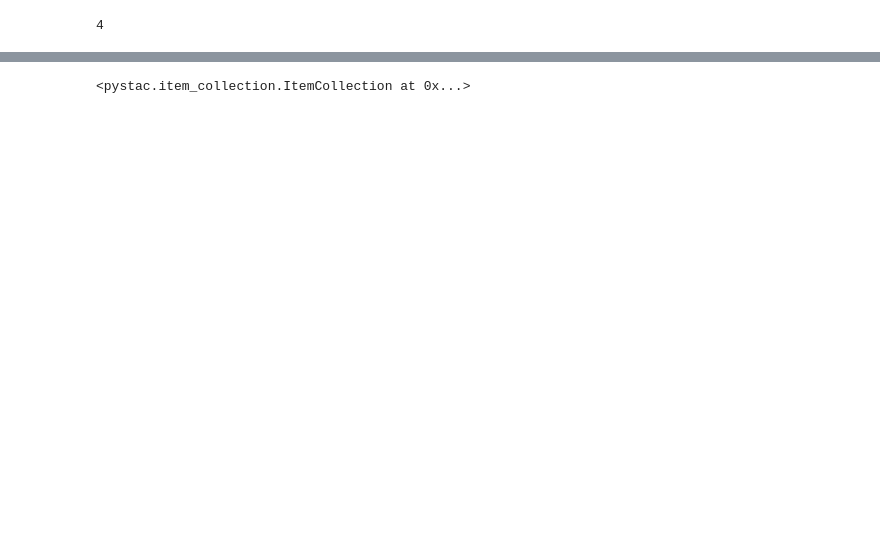
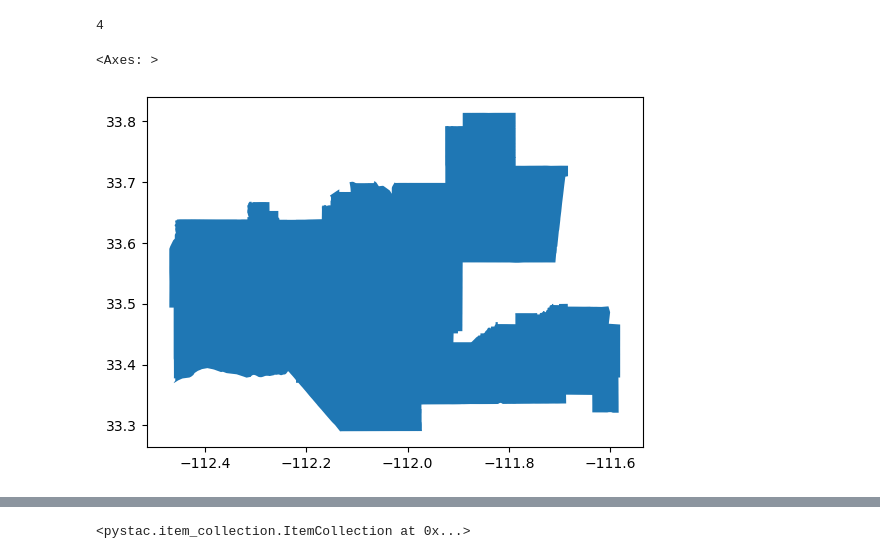
Before and after one commit to kateebeckerr/biodiversity_index_phoenix, a Jupyter notebook: phoenix_biodiversity.ipynb, the cells around one changed output, grey strips where cells are left out. Cells and saved outputs as stored; diff of their text form; code cells hidden in the pictures; blank space fills up the shorter version.

```diff
--- a/phoenix_biodiversity.ipynb
+++ b/phoenix_biodiversity.ipynb
@@ -39,3 +40,11 @@ items
 len(items)
 # %% [output]
 4
+# %%
+arizona = gpd.read_file('data/tl_2022_04_cousub/tl_2022_04_cousub.shp')
+arizona.head()
+phoenix = arizona[arizona['NAME'] == "Phoenix"]
+phoenix.plot()
+# %% [output]
+<Axes: >
+[figure, added]
```
Also changed, not shown: parts of 34 cells of this notebook.
